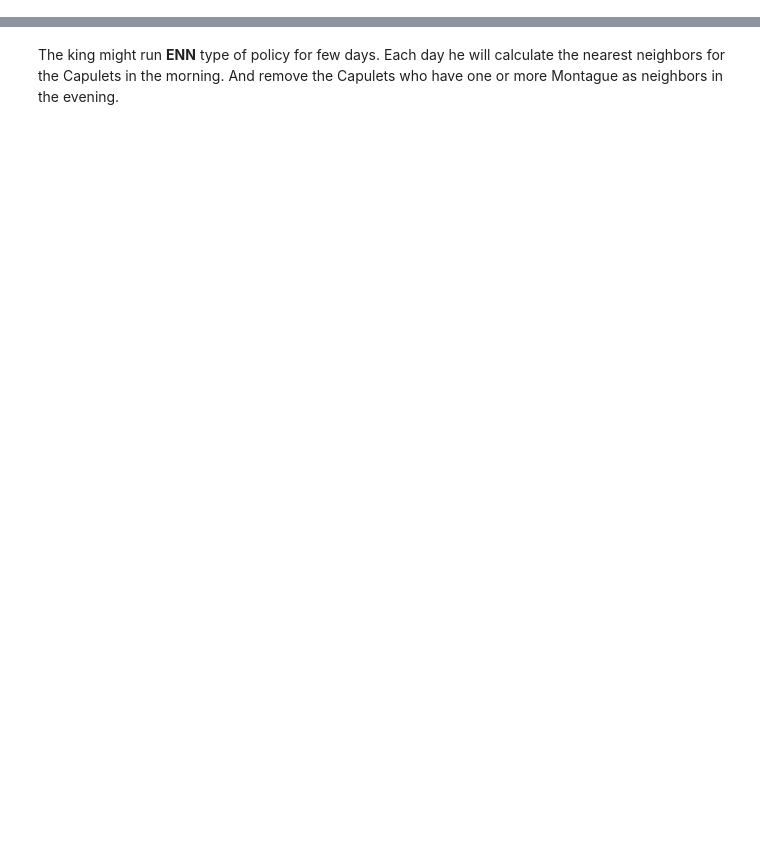
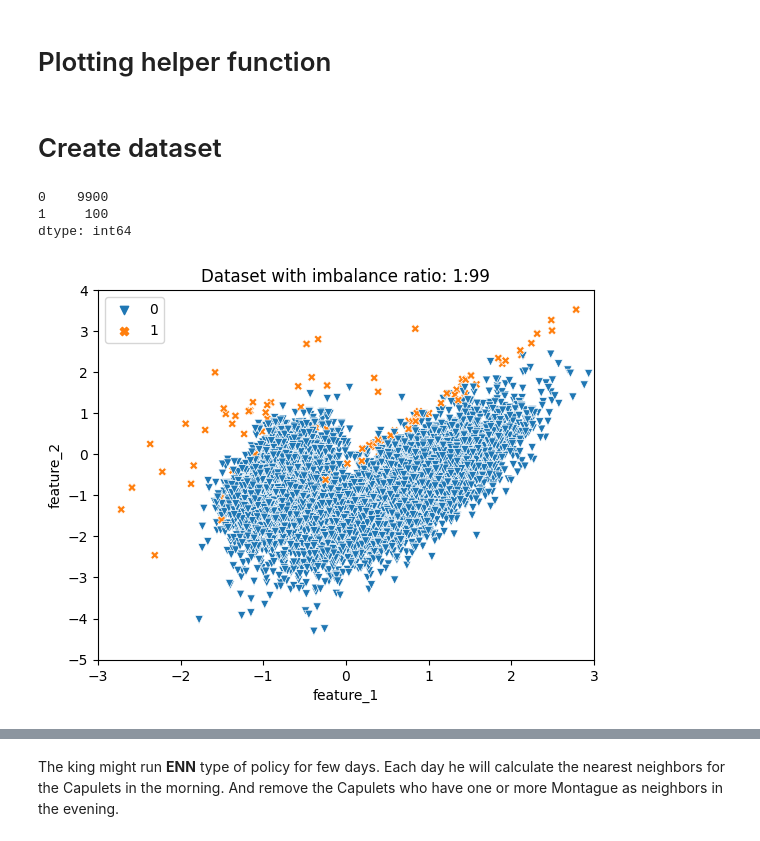
Before and after one commit to PacktPublishing/Machine-Learning-for-Imbalanced-Data, a Jupyter notebook: chapter03/chapter03.ipynb, the cells around one changed output, grey strips where cells are left out. Cells and saved outputs as stored; diff of their text form; code cells hidden in the pictures; blank space fills up the shorter version.

```diff
--- a/chapter03/chapter03.ipynb
+++ b/chapter03/chapter03.ipynb
@@ -109,0 +3,47 @@ X_res, y_res = enn.fit_resample(X, y)
+# %% [markdown]
+# Plotting helper function
+# %%
+import seaborn as sns
+import matplotlib.pyplot as plt
+
+
+def plot_dataset(X, y, label):
+    X = pd.DataFrame(X, columns=["feature_1", "feature_2"])
+    y = pd.Series(y)
+
+    print(y.value_counts())
+
+    markers = {1: "X", 0: "v"}
+    sns.scatterplot(
+        data=X, x="feature_1", y="feature_2", hue=y, style=y, markers=markers
+    )
+
+    plt.title(label)
+    plt.ylim(-5, 4)
+    plt.xlim(-3, 3)
+
+    plt.show()
+# %% [markdown]
+# Create dataset
+# %%
+from sklearn.datasets import make_classification
+import pandas as pd
+
+X, y = make_classification(
+    n_samples=10000,
+    n_features=2,
+    n_redundant=0,
+    n_classes=2,
+    flip_y=0,
+    n_clusters_per_class=2,
+    class_sep=0.79,
+    weights=[0.99],
+    random_state=81,
+)
+
+plot_dataset(X, y, "Dataset with imbalance ratio: 1:99")
+# %% [output]
+0    9900
+1     100
+dtype: int64
+[figure, added]
```
Also changed, not shown: parts of 68 cells of this notebook.
